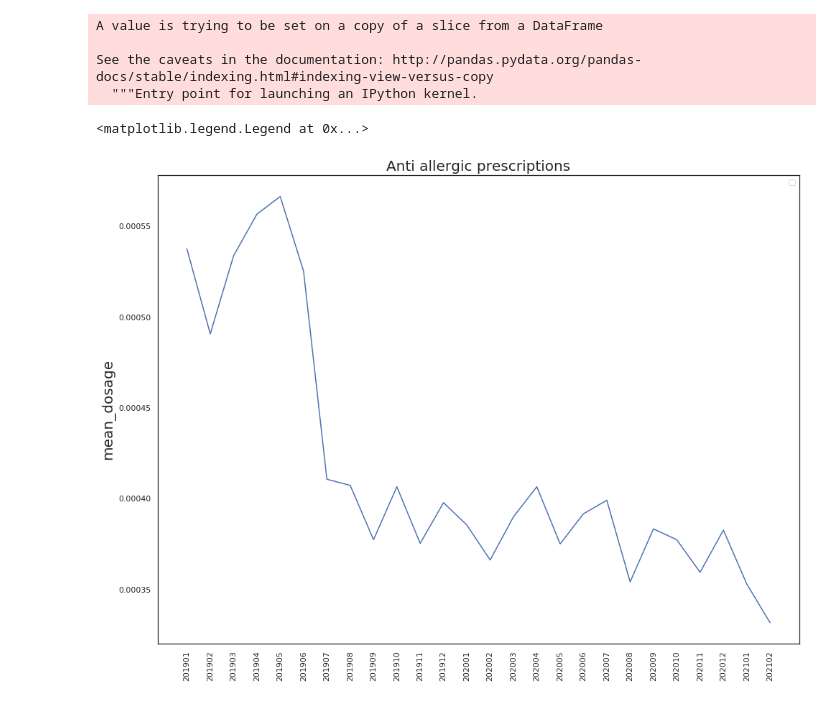
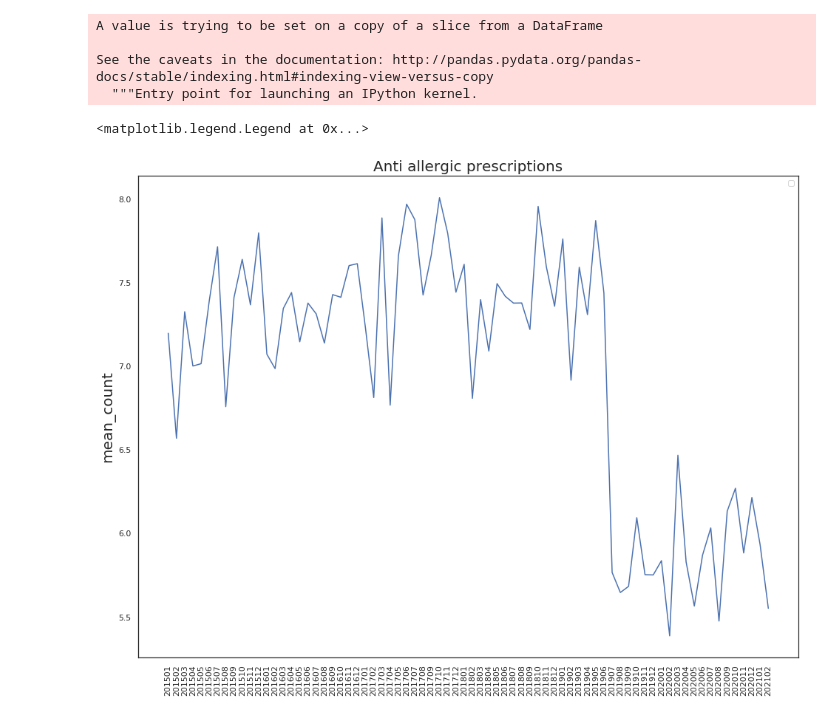
Before and after one commit to sagarjoglekar/NHSPrescriptionsParser, a Jupyter notebook: DataPrep_validate.ipynb, the cells around one changed output. Saved outputs shown, nothing was run; the diff lists cells and outputs as text; code cells hidden in the pictures.

```diff
--- a/DataPrep_validate.ipynb
+++ b/DataPrep_validate.ipynb
@@ -6,7 +6,7 @@ import seaborn as sns
 sns.set(rc={'figure.figsize':(12,8)})
 %matplotlib inline
 # %%
-presc = pd.read_csv('data_prep/fentanyl_V3.csv.gz', compression='gzip')
+presc = pd.read_csv('data_prep/total_prescriptions_V3.csv.gz', compression='gzip')
 wards = pd.read_csv('data_prep/Wards.csv')
 # %%
 presc.head(n=3)
@@ -74,13 +74,13 @@ area_df.sort_values(by=['YYYYMM'],inplace=True)
 # %%
 fig, ax = plt.subplots()
 fig.set_size_inches(16, 12)
 sns.set_style("white")
 plt.title("Anti allergic prescriptions",fontsize=20)
 plt.ylabel("Prescriptions per capita",fontsize=20)
-# sns.lineplot(y=area_df['mean_count'],x=np.arange(0,len(area_df),1))
-sns.lineplot(y=area_df['mean_dosage'],x=np.arange(0,len(area_df),1))
+sns.lineplot(y=area_df['mean_count'],x=np.arange(0,len(area_df),1))
+# sns.lineplot(y=area_df['mean_dosage'],x=np.arange(0,len(area_df),1))
 plt.xticks(np.arange(0,len(area_df),1),area_df['YYYYMM'],rotation=90)
 ax.legend()
 # %% [output]
 <matplotlib.legend.Legend at 0x...>
-[figure, old version]
+[figure, new version]
```
Also changed, not shown: parts of 4 cells of this notebook, 2 other files.
